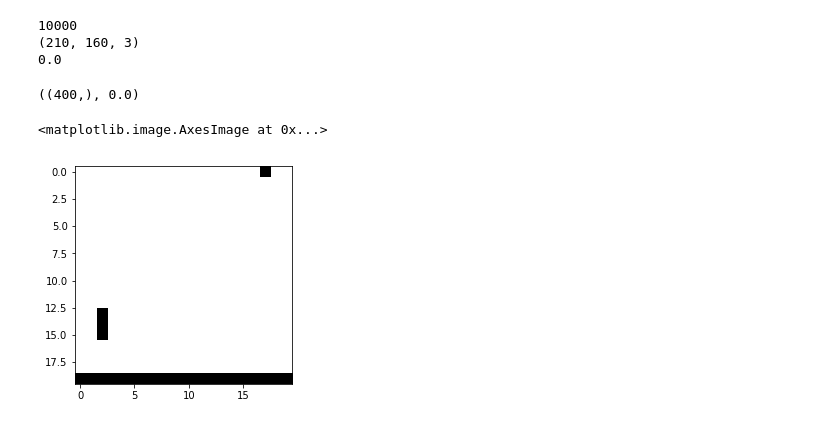
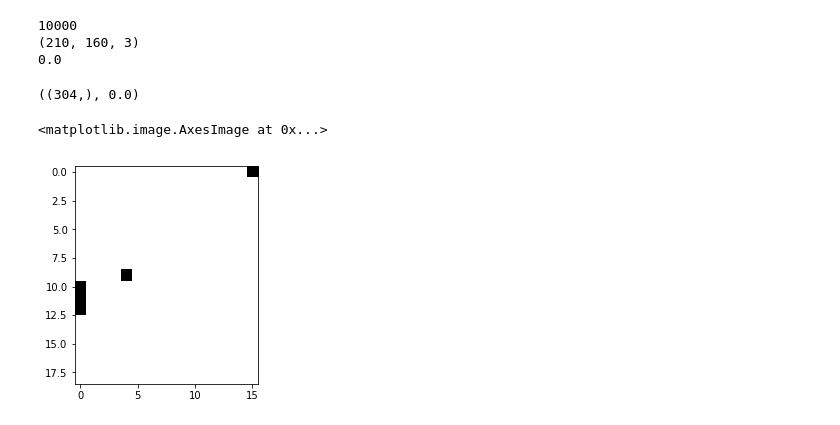
Before and after one commit to omikad/studying-ml, a Jupyter notebook: RL/gymbook.ipynb, the cells around one changed output. Saved outputs shown, nothing was run; the diff lists cells and outputs as text; code cells hidden in the pictures.

```diff
--- a/RL/gymbook.ipynb
+++ b/RL/gymbook.ipynb
@@ -314,12 +322,13 @@ class DqnAgent:
 # %%
 def preprocess_input_pong_v0(I):
-    I = I[35:195] # crop
-    I[I == 144] = 0 # erase background (background type 1)
-    I[I == 109] = 0 # erase background (background type 2)
+    I = I[35:195]
+    I[I == 144] = 0
+    I[I == 109] = 0
     I = I[::2,::2,0] + I[1::2,::2,0] + I[::2,1::2,0] + I[1::2,1::2,0]
     I = I[::2,::2] + I[1::2,::2] + I[::2,1::2] + I[1::2,1::2]
     I = I[::2,::2] + I[1::2,::2] + I[::2,1::2] + I[1::2,1::2]
-    I[I != 0] = 1 # everything else (paddles, ball) just set to 1
+    I[I != 0] = 1
+    I = I[0:19, 2:18]
     return I.astype(np.float).ravel()
 
 def preprocess_input_breakout_v0(I):
@@ -367,13 +376,13 @@ print(reward)
 # %%
 # env.reset()
 state, reward, next_state, done = env.step(2)
 state = env.my_preprocess_input(state)
 print(state.shape, reward)
 # prepro(state).reshape((80, 80)).shape
-plt.imshow(state.reshape((20, 20)), cmap='Greys')
+plt.imshow(state.reshape((19, 16)), cmap='Greys')
 # plt.imshow(env.render('rgb_array'))
 # %% [output]
-((400,), 0.0)
+((304,), 0.0)
 <matplotlib.image.AxesImage at 0x...>
-[figure, old version]
+[figure, new version]
 # %%
```
Also changed, not shown: parts of 7 cells of this notebook, 1 other file.
